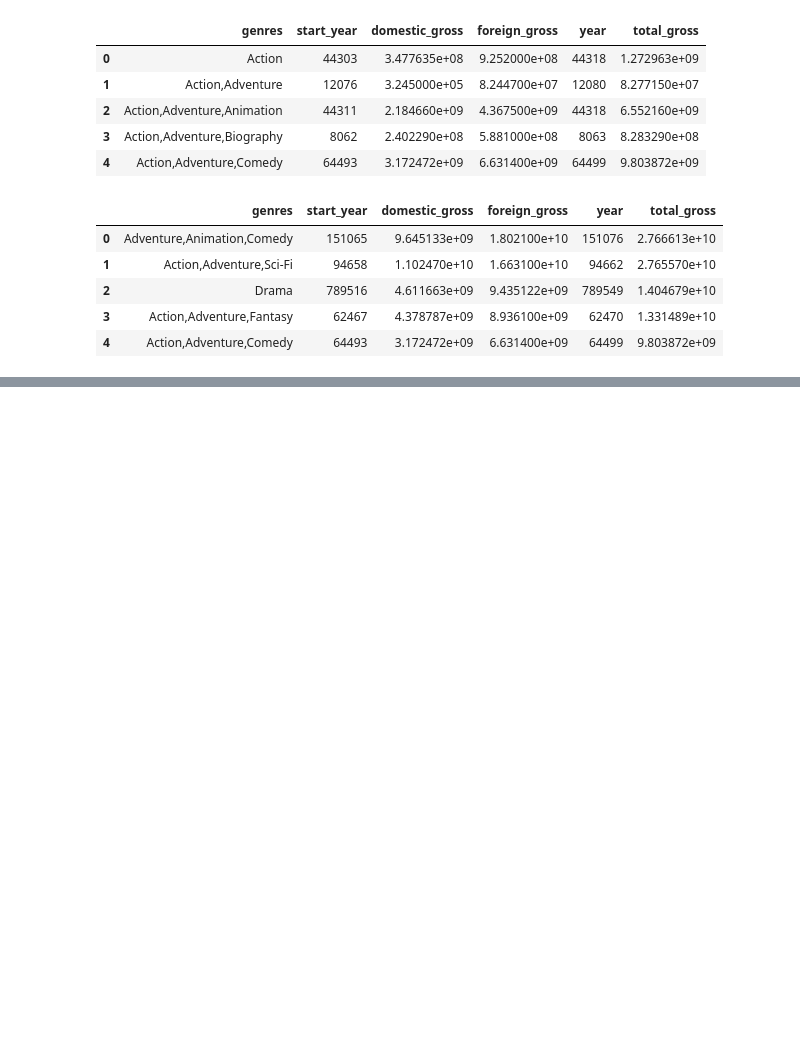
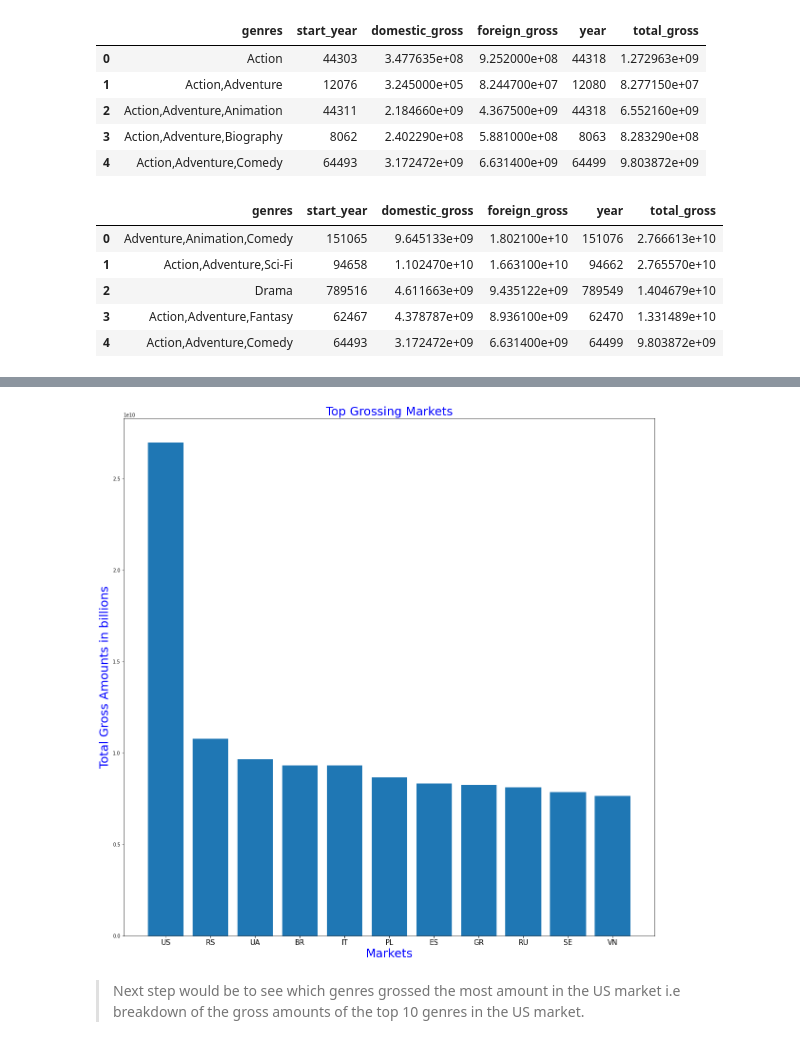
Before and after one commit to rahulakrish/movie_studio_recommendation, a Jupyter notebook: project_notebook.ipynb, the cells around one changed output, grey strips where cells are left out. Saved outputs shown, nothing was run; the diff lists cells and outputs as text; code cells hidden in the pictures; blank space fills up the shorter version.

```diff
--- a/project_notebook.ipynb
+++ b/project_notebook.ipynb
@@ -515,0 +461,4 @@ plt.show()
+# %%
+# Let's join the movie_basics and movie_akas table
+movie_markets = movie_basics.merge(movie_akas2, how = 'inner', on = 'movie_id')
+movie_markets.head()
@@ -515,0 +478,3 @@ plt.show()
+# %%
+movie_markets_gross2 = movie_gross_df.merge(movie_markets, how = 'inner', on ='movie_id')
+movie_markets_gross2.head()
@@ -515,0 +489,4 @@ plt.show()
+# %%
+df_markets = movie_markets_gross2.groupby(['region']).sum()
+df_markets.reset_index(inplace = True)
+df_markets.head()
@@ -515,0 +500,2 @@ plt.show()
+# %%
+df_markets.sort_values(by = ['total_gross'], ascending = False, inplace = True, ignore_index = True)
@@ -515,0 +511,13 @@ plt.show()
+# %%
+fig1, ax1 = plt.subplots(figsize = (20,20))
+
+ax1.bar(x = df_markets.loc[:10, 'region'], height = df_markets.loc[:10, 'total_gross'])
+ax1.tick_params(axis = 'x', labelsize = 15)
+ax1.set_title('Top Grossing Markets', fontdict = {'fontsize' : 25, 'color' :'blue'})
+ax1.set_xlabel('Markets', fontdict = {'fontsize' : 25, 'color' :'blue'} )
+ax1.set_ylabel('Total Gross Amounts in billions', fontdict = {'fontsize' : 25, 'color' :'blue'})
+plt.show()
+# %% [output]
+[figure, added]
+# %% [markdown]
+> Next step would be to see which genres grossed the most amount in the US market i.e breakdown of the gross amounts of the top 10 genres in the US market.
```
Also changed, not shown: parts of 45 cells of this notebook.
